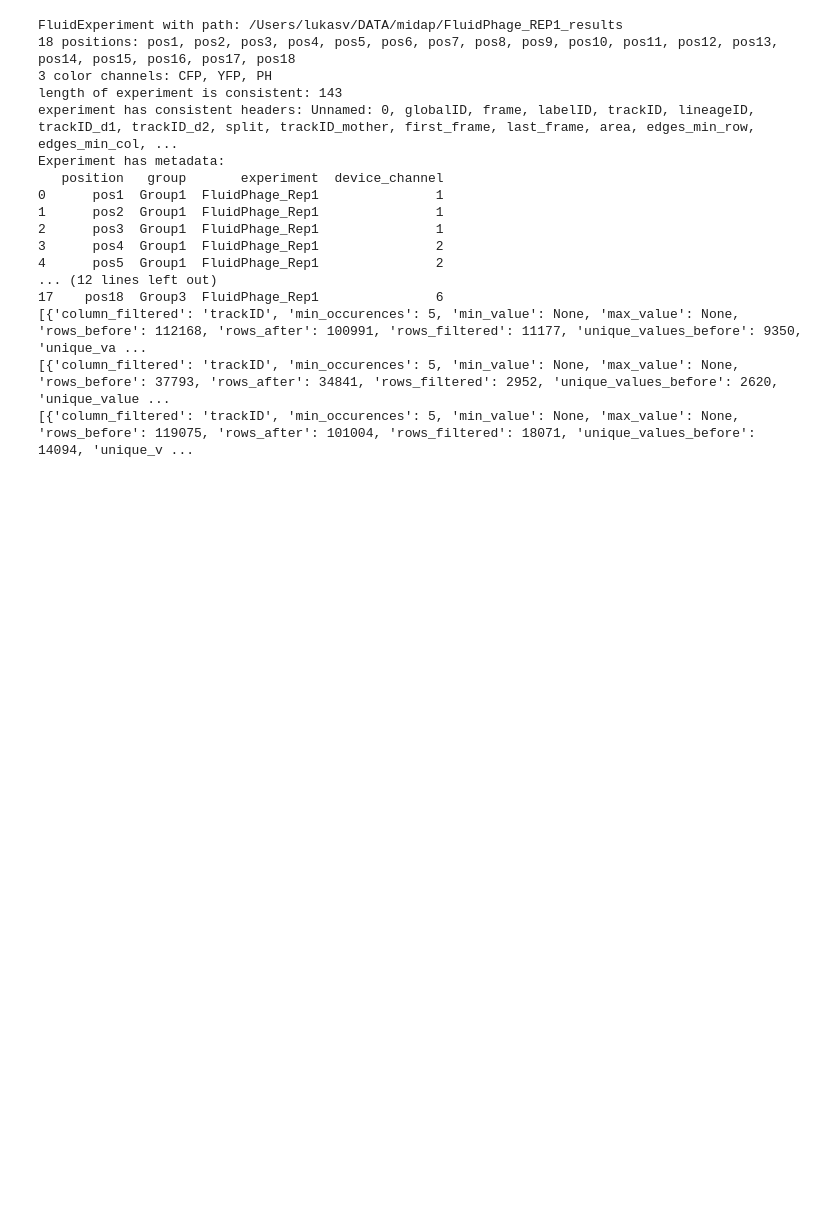
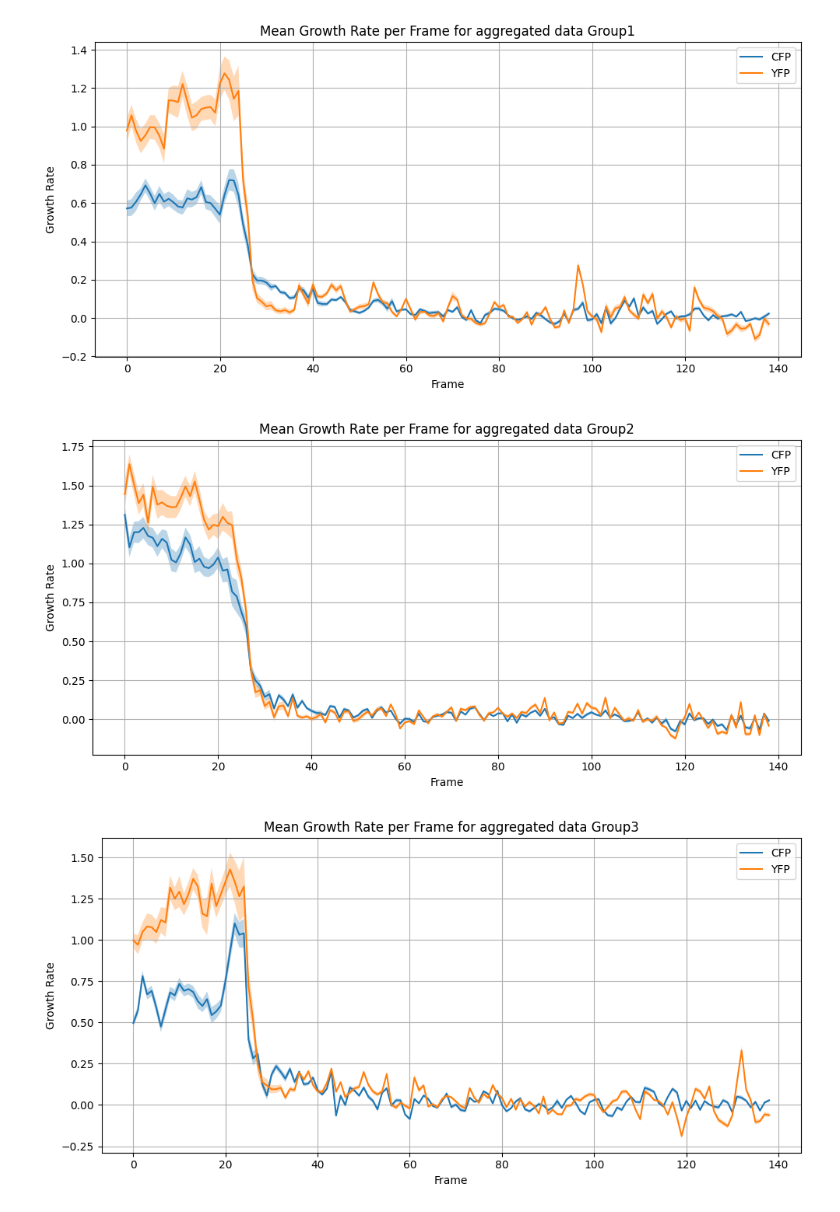
Before and after one commit to Microbial-Systems-Ecology/midap-tools, a Jupyter notebook: notebooks/test_file_dev.ipynb, the cells around one changed output. Saved outputs shown, nothing was run; the diff lists cells and outputs as text; code cells hidden in the pictures; blank space fills up the shorter version.

```diff
--- a/notebooks/test_file_dev.ipynb
+++ b/notebooks/test_file_dev.ipynb
@@ -43,27 +34,3 @@ Loading sample at position pos4 for group PH
 15    pos16  Group3  FluidPhage_Rep1               6
 16    pos17  Group3  FluidPhage_Rep1               6
 17    pos18  Group3  FluidPhage_Rep1               6
-# %%
-print(exp)
-
-print(exp.filter_history["pos1"]["YFP"])
-print(exp.filter_history["pos1"]["CFP"])
-print(exp.filter_history["pos1"]["PH"])
-# %% [output]
-FluidExperiment with path: /Users/lukasv/DATA/midap/FluidPhage_REP1_results
-18 positions: pos1, pos2, pos3, pos4, pos5, pos6, pos7, pos8, pos9, pos10, pos11, pos12, pos13, pos14, pos15, pos16, pos17, pos18
-3 color channels: CFP, YFP, PH
-length of experiment is consistent: 143
-experiment has consistent headers: Unnamed: 0, globalID, frame, labelID, trackID, lineageID, trackID_d1, trackID_d2, split, trackID_mother, first_frame, last_frame, area, edges_min_row, edges_min_col, ...
-Experiment has metadata:
-   position   group       experiment  device_channel
-0      pos1  Group1  FluidPhage_Rep1               1
-1      pos2  Group1  FluidPhage_Rep1               1
-2      pos3  Group1  FluidPhage_Rep1               1
-3      pos4  Group1  FluidPhage_Rep1               2
-4      pos5  Group1  FluidPhage_Rep1               2
-... (12 lines left out)
-17    pos18  Group3  FluidPhage_Rep1               6
-[{'column_filtered': 'trackID', 'min_occurences': 5, 'min_value': None, 'max_value': None, 'rows_before': 112168, 'rows_after': 100991, 'rows_filtered': 11177, 'unique_values_before': 9350, 'unique_va ...
-[{'column_filtered': 'trackID', 'min_occurences': 5, 'min_value': None, 'max_value': None, 'rows_before': 37793, 'rows_after': 34841, 'rows_filtered': 2952, 'unique_values_before': 2620, 'unique_value ...
-[{'column_filtered': 'trackID', 'min_occurences': 5, 'min_value': None, 'max_value': None, 'rows_before': 119075, 'rows_after': 101004, 'rows_filtered': 18071, 'unique_values_before': 14094, 'unique_v ...
@@ -69,0 +39,6 @@ Experiment has metadata:
+# %%
+exp.plot_rates(group_by="group",color_channels=["CFP","YFP"])
+# %% [output]
+[figure, added]
+[figure, added]
+[figure, added]
```
Also changed, not shown: parts of 2 cells of this notebook, 10 other files.
